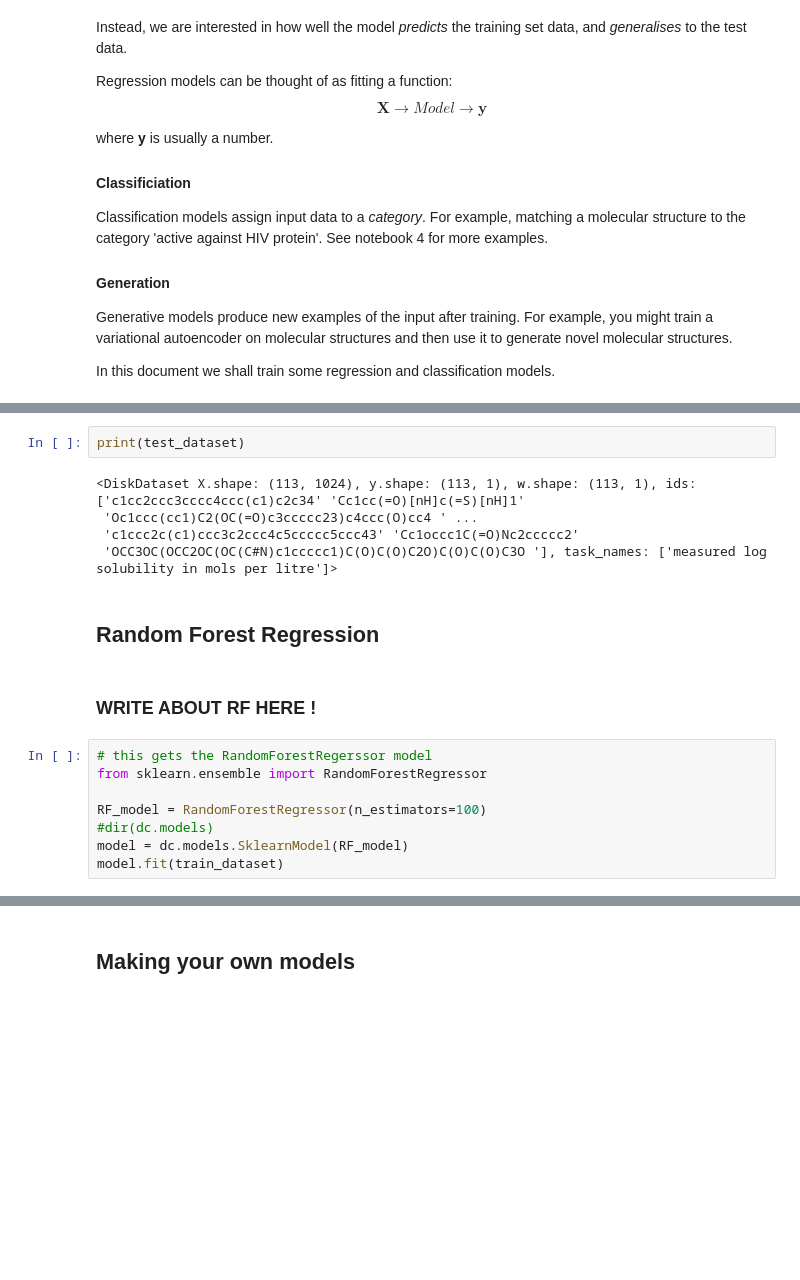
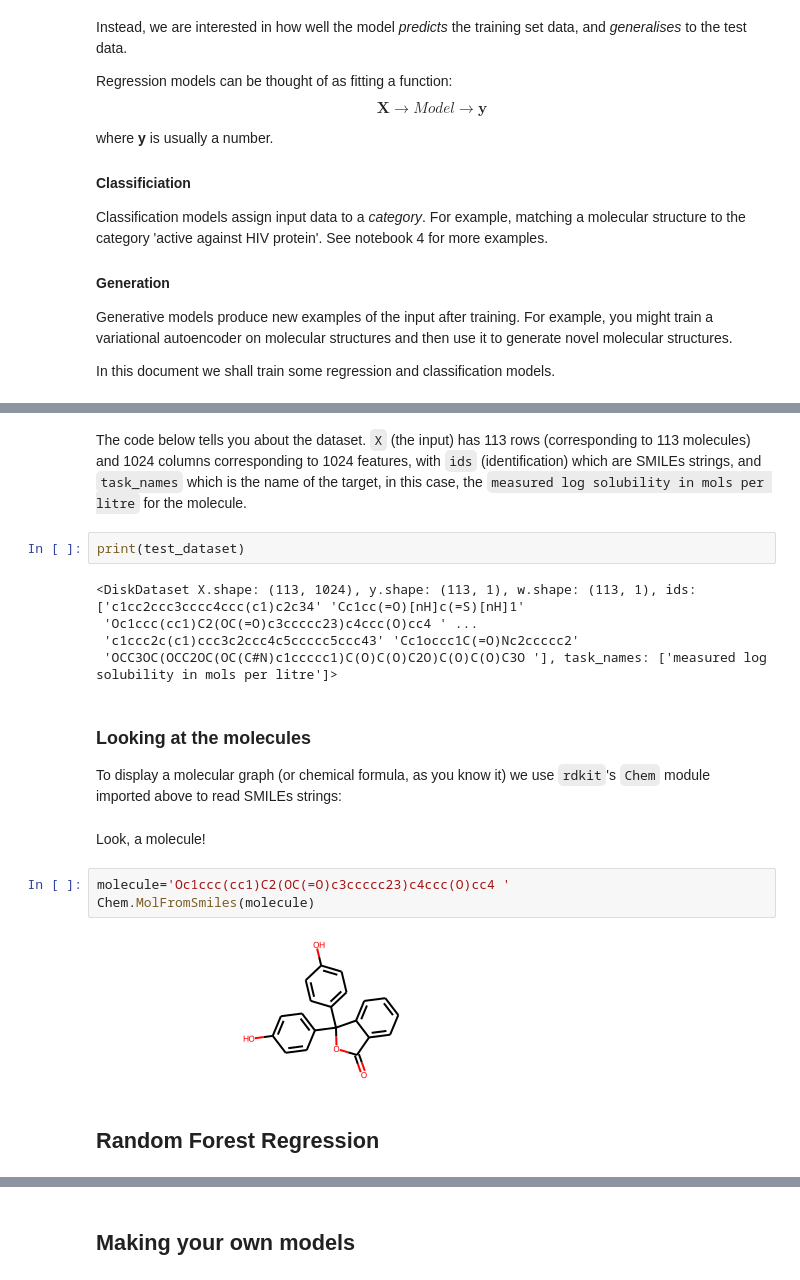
Before and after one commit to Willjterwright/Machine_learning_for_chemists, a Jupyter notebook: 5_Supervised Learning for Chemistry.ipynb, the cells around one changed output, grey strips where cells are left out. Cells and saved outputs as stored; diff of their text form; blank space fills up the shorter version.

```diff
--- a/5_Supervised Learning for Chemistry.ipynb
+++ b/5_Supervised Learning for Chemistry.ipynb
@@ -111,3 +155,7 @@ test_dataset.to_dataframe().head()
+# %% [markdown]
+ The code below tells you about the dataset.
+ `X` (the input) has 113 rows (corresponding to 113 molecules) and 1024 columns corresponding to 1024 features, with `ids` (identification) which are SMILEs strings,
+ and `task_names` which is the name of the target, in this case, the `measured log solubility in mols per litre` for the molecule.
 # %%
 print(test_dataset)
 # %% [output]
@@ -115,15 +163,16 @@ print(test_dataset)
  'Oc1ccc(cc1)C2(OC(=O)c3ccccc23)c4ccc(O)cc4 ' ...
  'c1ccc2c(c1)ccc3c2ccc4c5ccccc5ccc43' 'Cc1occc1C(=O)Nc2ccccc2'
  'OCC3OC(OCC2OC(OC(C#N)c1ccccc1)C(O)C(O)C2O)C(O)C(O)C3O '], task_names: ['measured log solubility in mols per litre']>
+# %% [markdown]
+### Looking at the molecules
+
+To display a molecular graph (or chemical formula, as you know it) we use `rdkit`'s `Chem` module imported above to read SMILEs strings:
+# %% [markdown]
+Look, a molecule!
+# %%
+molecule='Oc1ccc(cc1)C2(OC(=O)c3ccccc23)c4ccc(O)cc4 '
+Chem.MolFromSmiles(molecule)
+# %% [output]
+[figure, added]
 # %% [markdown]
 ## Random Forest Regression
-# %% [markdown]
-### WRITE ABOUT RF HERE !
-# %%
-# this gets the RandomForestRegerssor model
-from sklearn.ensemble import RandomForestRegressor
-
-RF_model = RandomForestRegressor(n_estimators=100)
-#dir(dc.models)
-model = dc.models.SklearnModel(RF_model)
-model.fit(train_dataset)
```
Also changed, not shown: parts of 61 cells of this notebook.
